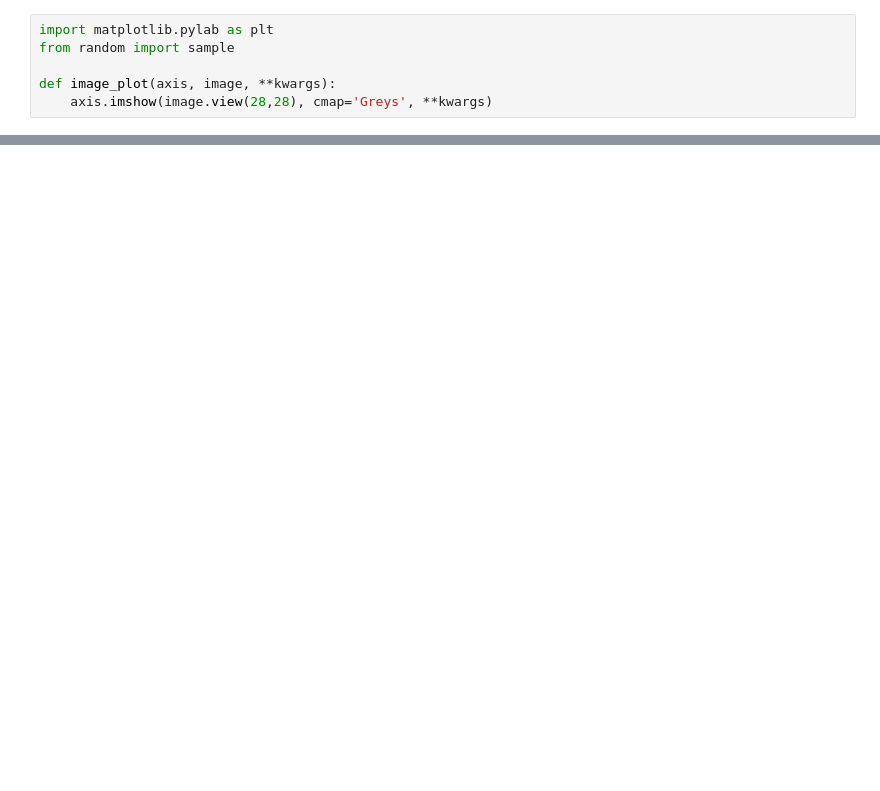
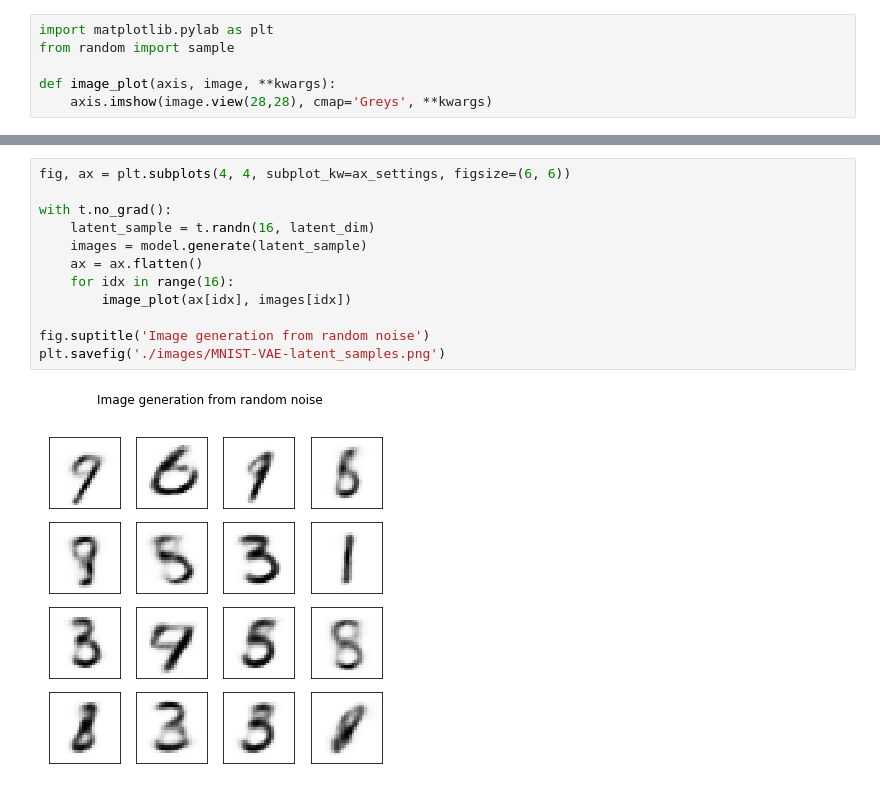
Before and after one commit to Enealor/PyTorch_NBs, a Jupyter notebook: Basic_VAE.ipynb, the cells around one changed output, grey strips where cells are left out. Drawn from its saved outputs; the diff is of its cells as text; blank space fills up the shorter version.

```diff
--- a/Basic_VAE.ipynb
+++ b/Basic_VAE.ipynb
@@ -425,0 +431,14 @@ ax[0].text(0, 32, shifted_text+recon_text+blank_text, verticalalignment='top')
+# %%
+fig, ax = plt.subplots(4, 4, subplot_kw=ax_settings, figsize=(6, 6))
+
+with t.no_grad():
+    latent_sample = t.randn(16, latent_dim)
+    images = model.generate(latent_sample)
+    ax = ax.flatten()
+    for idx in range(16):
+        image_plot(ax[idx], images[idx])
+
+fig.suptitle('Image generation from random noise')
+plt.savefig('./images/MNIST-VAE-latent_samples.png')
+# %% [output]
+[figure, added]
```
Also changed, not shown: parts of 56 cells of this notebook, 14 other files.
